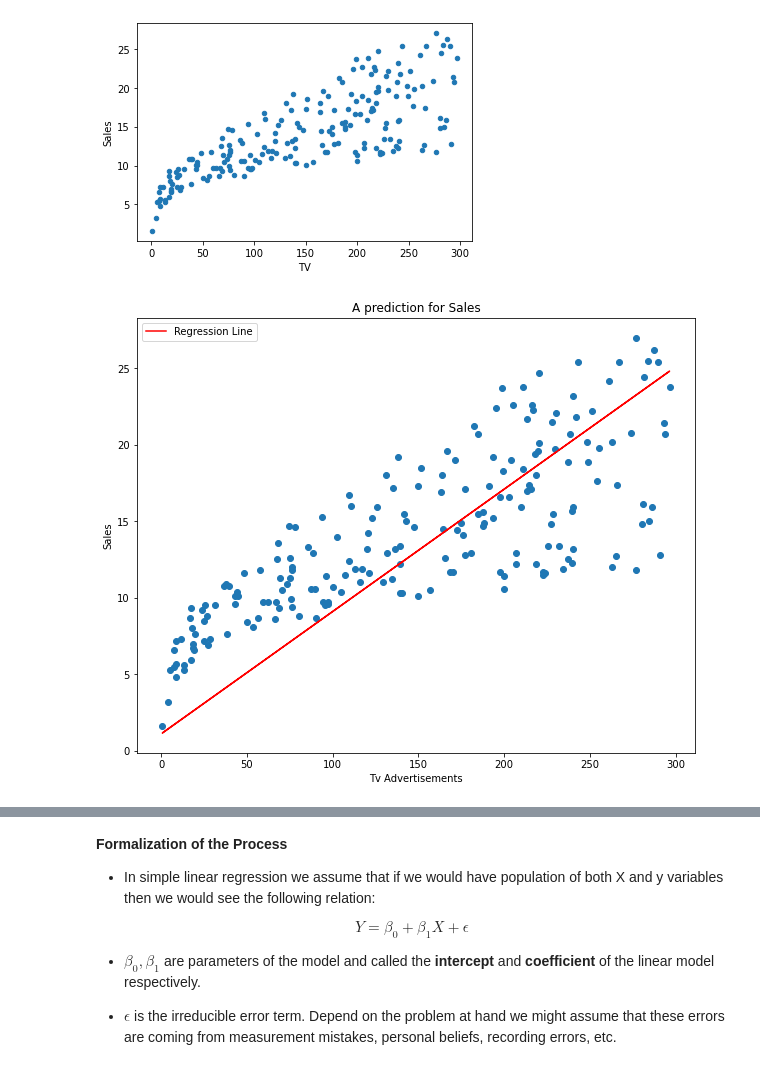
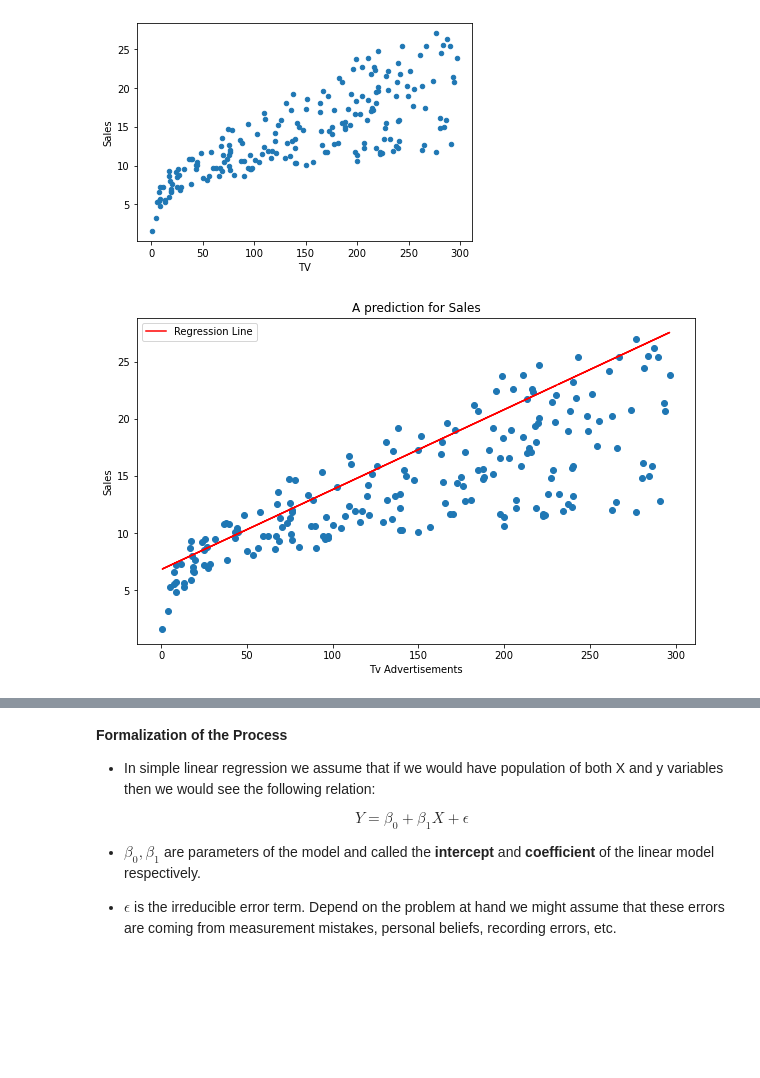
Before and after one commit to mikev6/UMBC_Data601, a Jupyter notebook: week-6/Regression.ipynb, the cells around one changed output, grey strips where cells are left out. Drawn from its saved outputs; the diff is of its cells as text; code cells hidden in the pictures; blank space fills up the shorter version.

```diff
--- a/week-6/Regression.ipynb
+++ b/week-6/Regression.ipynb
@@ -146,9 +146,9 @@ tv = data.TV.values
 sales = data.Sales.values
 # %%
 ## draw line will draw a line with a given slope and intercept
-draw_line(tv, sales, slope= 0.08, intercept = 1.1, figsize = (10,8) )
+draw_line(tv, sales, slope= 0.07, intercept = 6.8, figsize = (10,6) )
 # %% [output]
-[figure, old version]
+[figure, new version]
 # %% [markdown]
 <img src= "images/best_fit.png" width = 350>
 # %% [markdown]
```
Also changed, not shown: parts of 9 cells of this notebook.
